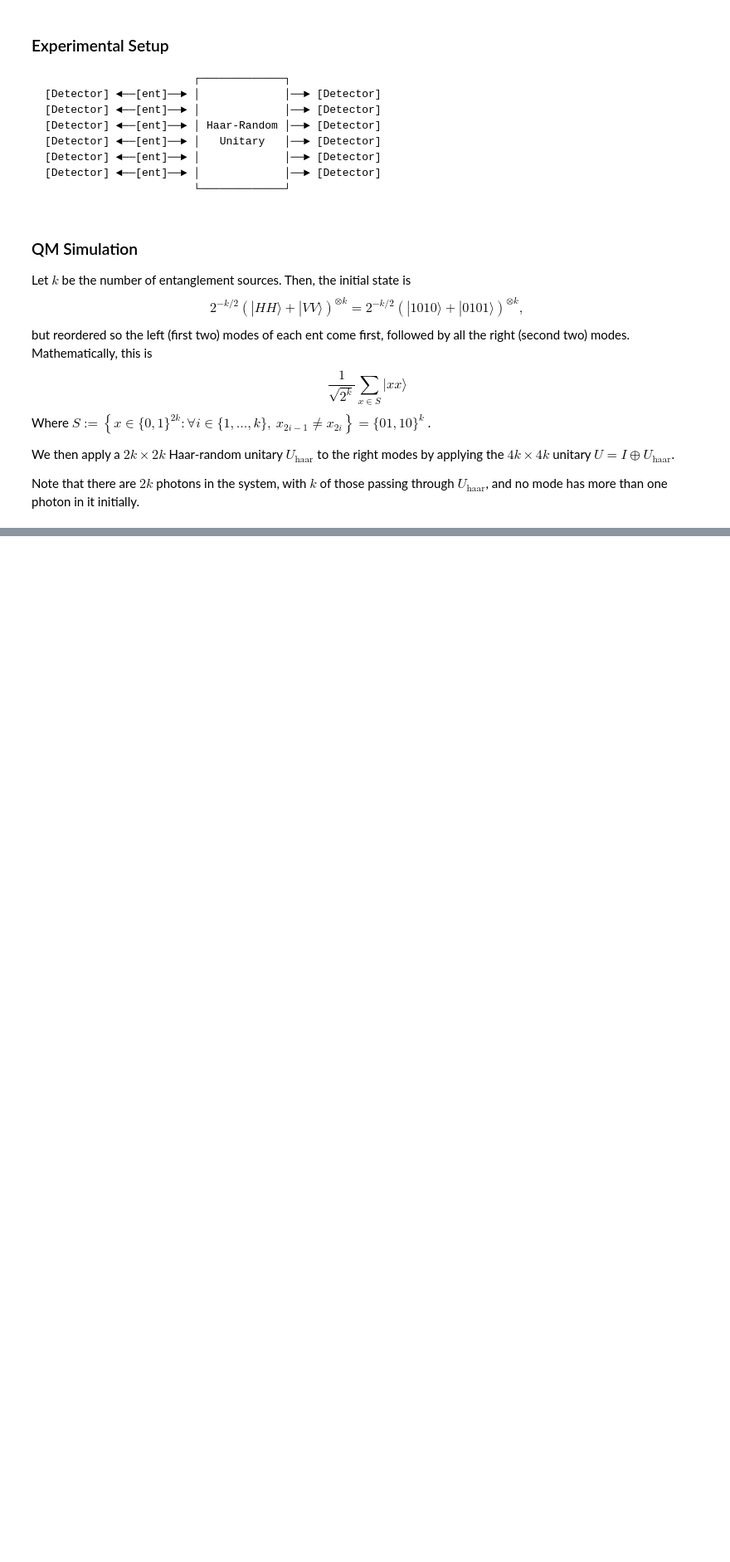
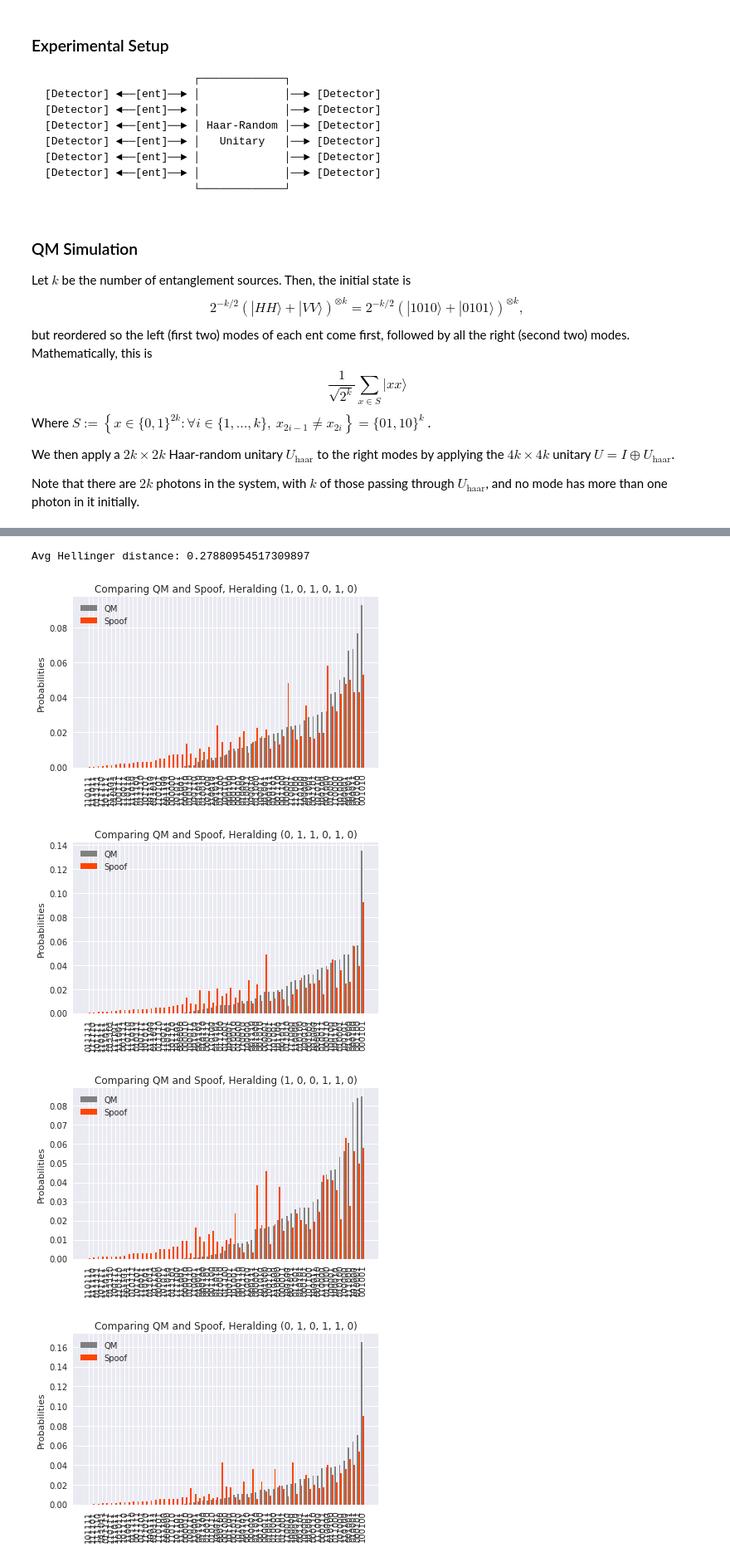
Before and after one commit to ironak/GaussianBosonSampling, a Jupyter notebook: experiments.ipynb, the cells around one changed output, grey strips where cells are left out. Shown: that part at 83% size. Drawn from its saved outputs; the diff is of its cells as text; code cells hidden in the pictures; blank space fills up the shorter version.

```diff
--- a/experiments.ipynb
+++ b/experiments.ipynb
@@ -145,8 +144,17 @@ esthru_no_heralding_or_postselection(2, N=1000000)
 # %%
-def estu(num_src, U=None, heralds=None, postselection=None, N=1000):
-    '''Entanglement Sources Through Unitary (ESTU) experiment.
-    Defaults to applying Haar-Random Unitary and graphing results for all
-    possible lossless heralds with no postselection.
+def focky_estu(
+        num_src,
+        U=None,
+        heralds=None,
+        postselection=None,
+        r=1,
+        herald_gamma=DEFAULT_MEAS_THRESH,
+        out_gamma=DEFAULT_MEAS_THRESH,
+        N=1000
+    ):
+    '''[DEPRECATED]
+    Entanglement Sources Through Unitary (ESTU) experiment.
+    Defaults to applying Haar-Random Unitary and graphing results for all possible lossless heralds.
     Compares probability distributions for QM and Stochastic simulation models.
     Uses heralding and postselection. '''
 
@@ -201,12 +209,12 @@ def estu(num_src, U=None, heralds=None, postselection=None, N=1000):
     ### Spoof U using stochastic mechanics ("experiment") ###
     #########################################################
 
-    ents = [ent(N, r=1) for i in range(num_src)]
+    ents = [ent(N, r=r) for i in range(num_src)]
     l_ents = np.concatenate(tuple([ent[0] for ent in ents]))
     r_ents = np.concatenate(tuple([ent[1] for ent in ents]))
     r_ents = U @ r_ents
-    dl = threshold_detector(l_ents)
-    dr = threshold_detector(r_ents)
+    dl = threshold_detector(l_ents, herald_gamma)
+    dr = threshold_detector(r_ents, out_gamma)
 
     stoch_distrs = defaultdict(lambda: defaultdict(lambda: 0))
 
@@ -214,12 +222,14 @@ def estu(num_src, U=None, heralds=None, postselection=None, N=1000):
         herald_mask = trials_with_outcome(herald, dl)
         counts = Counter(map(tuple, dr.T[herald_mask]))
         stoch_normalization = 0
+        for outcome in counts.keys():
+            stoch_distrs[herald][outcome] = counts[outcome]
         for outcome in postselection:
-            stoch_distrs[herald][outcome] = counts[outcome]
             stoch_normalization += counts[outcome]
         if stoch_normalization != 0:
-            for outcome in stoch_distrs[herald]:
+            for outcome in postselection:
                 stoch_distrs[herald][outcome] /= stoch_normalization
+        print(f'Out of {sum(herald_mask)} trials heralding {herald}, {stoch_normalization} preserved photon number.')
 
     #####################
     ### Graph results ###
@@ -280,0 +421,22 @@ qm_distrs, stoch_distrs = estu(n, postselection=anti_bunching, N=1000000)
+# %%
+n = 3
+# qm_distrs, stoch_distrs = estu(
+#     n,
+#     r=0.8,
+#     herald_gamma=2,
+#     out_gamma=1.5,
+#     N=1000000
+# )
+qm_distrs, stoch_distrs = estu(
+    n,
+    r=1.07,
+    herald_gamma=1.9494,
+    out_gamma=1.9494,
+    N=1000000
+)
+# %% [output]
+Avg Hellinger distance: 0.27880954517309897
+[figure, added]
+[figure, added]
+[figure, added]
+[figure, added]
```
Also changed, not shown: parts of 15 cells of this notebook, 1 other file.
